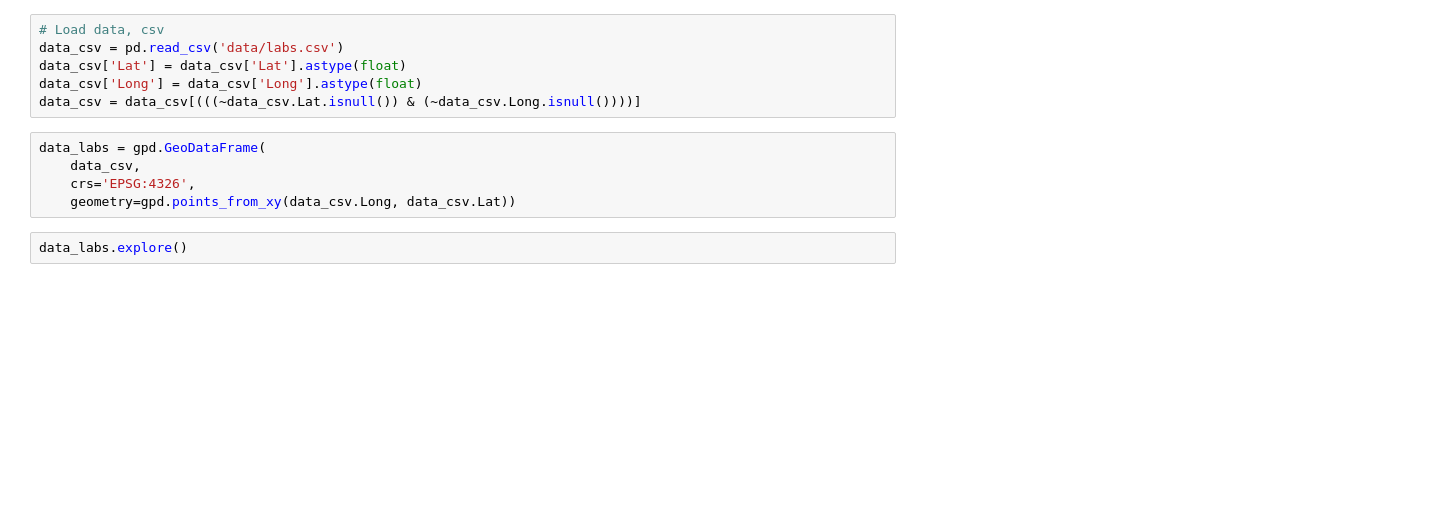
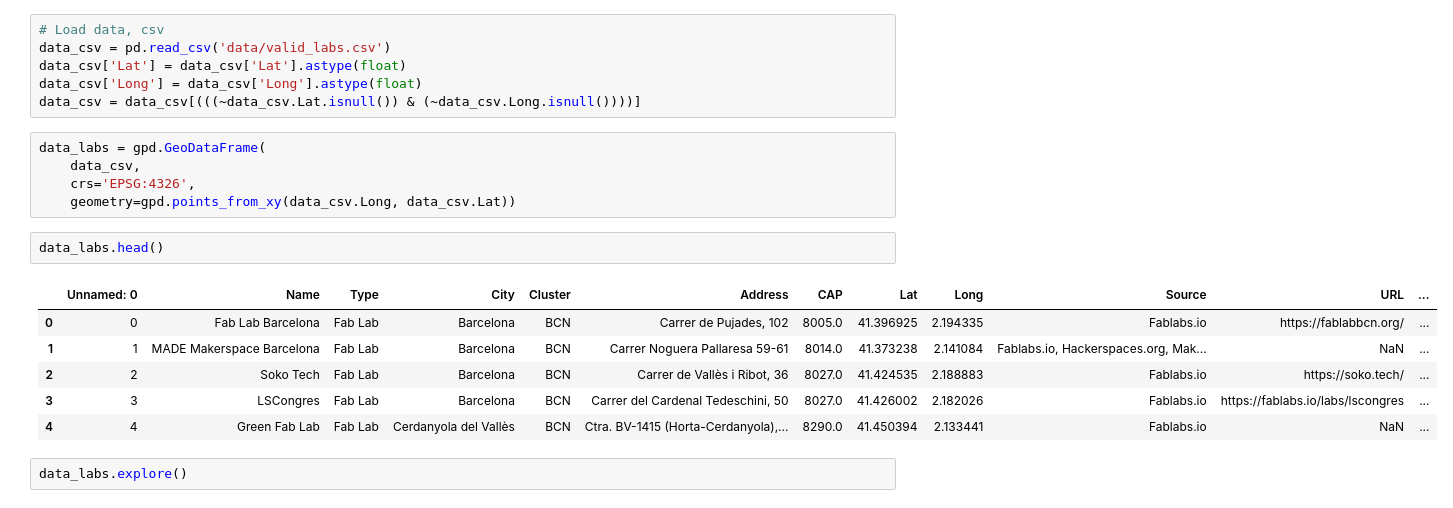
Before and after one commit to openp2pdesign/labs_access_analysis, a Jupyter notebook: 04_Enrichdata_facebook.ipynb, the cells around one changed output. Drawn from its saved outputs; the diff is of its cells as text; blank space fills up the shorter version.

Commit message:
Update data, trying to reorganize 04 also with functions

```diff
--- a/04_Enrichdata_facebook.ipynb
+++ b/04_Enrichdata_facebook.ipynb
@@ -15,7 +15,7 @@ sns.set()
 #sns.set_style("whitegrid") # Seaborn style
 # %%
 # Load data, csv
-data_csv = pd.read_csv('data/labs.csv')
+data_csv = pd.read_csv('data/valid_labs.csv')
 data_csv['Lat'] = data_csv['Lat'].astype(float)
 data_csv['Long'] = data_csv['Long'].astype(float)
 data_csv = data_csv[(((~data_csv.Lat.isnull()) & (~data_csv.Long.isnull())))]
@@ -24,6 +24,15 @@ data_labs = gpd.GeoDataFrame(
     data_csv,
     crs='EPSG:4326',
     geometry=gpd.points_from_xy(data_csv.Long, data_csv.Lat))
+# %%
+data_labs.head()
+# %% [output]
+|  | Unnamed: 0 | Name | Type | City | Cluster | Address | CAP | Lat | Long | Source | URL | ... |
+| 0 | 0 | Fab Lab Barcelona | Fab Lab | Barcelona | BCN | Carrer de Pujades, 102 | 8005.0 | 41.396925 | 2.194335 | Fablabs.io | https://fablabbcn.org/ | ... |
+| 1 | 1 | MADE Makerspace Barcelona | Fab Lab | Barcelona | BCN | Carrer Noguera Pallaresa 59-61 | 8014.0 | 41.373238 | 2.141084 | Fablabs.io, Hackerspaces.org, Mak... | NaN | ... |
+| 2 | 2 | Soko Tech | Fab Lab | Barcelona | BCN | Carrer de Vallès i Ribot, 36 | 8027.0 | 41.424535 | 2.188883 | Fablabs.io | https://soko.tech/ | ... |
+| 3 | 3 | LSCongres | Fab Lab | Barcelona | BCN | Carrer del Cardenal Tedeschini, 50 | 8027.0 | 41.426002 | 2.182026 | Fablabs.io | https://fablabs.io/labs/lscongres | ... |
+| 4 | 4 | Green Fab Lab | Fab Lab | Cerdanyola del Vallès | BCN | Ctra. BV-1415 (Horta-Cerdanyola),... | 8290.0 | 41.450394 | 2.133441 | Fablabs.io | NaN | ... |
 # %%
 data_labs.explore()
 # %% [output]
```
Also changed, not shown: parts of 29 cells of this notebook, 3 other files.
